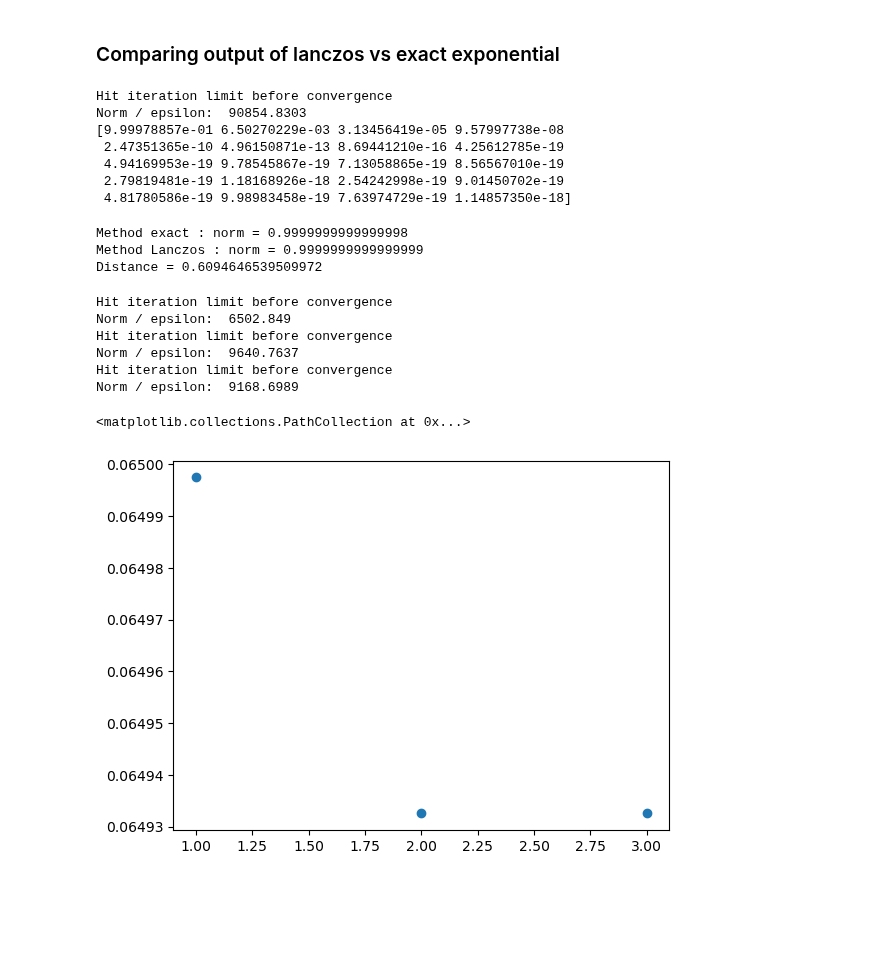
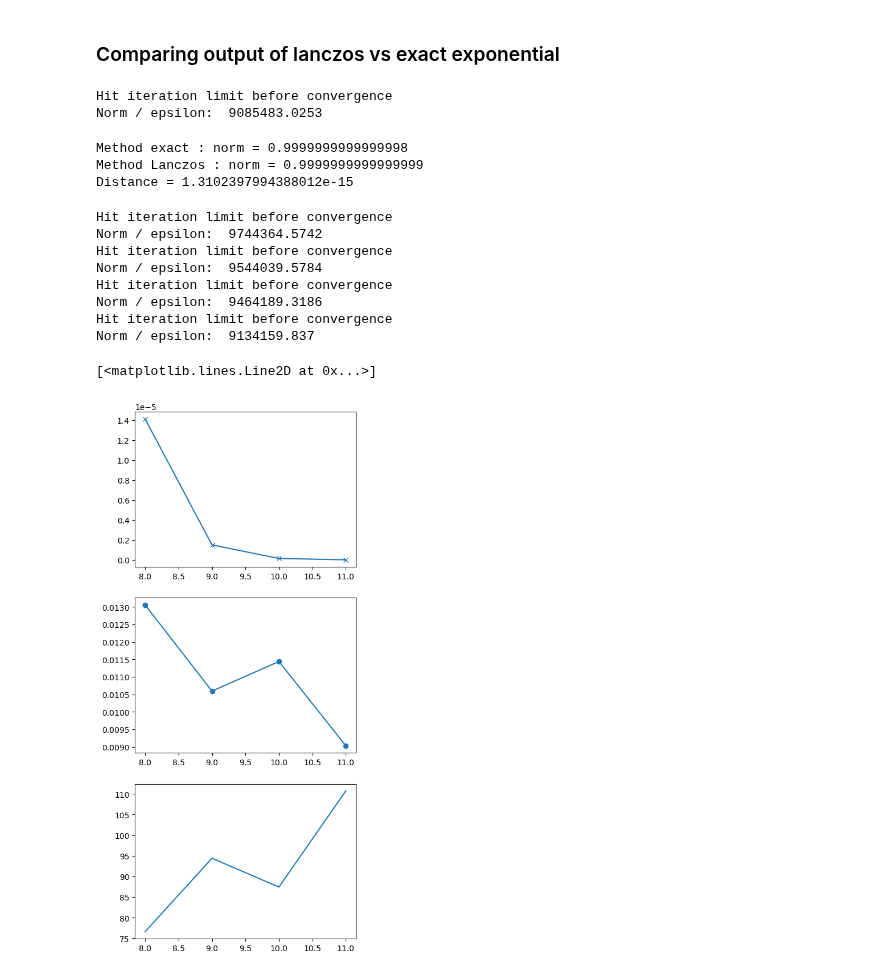
Before and after one commit to OscarCharlieST/quantum-tensor, a Jupyter notebook: matexptest.ipynb, the cells around one changed output. Saved outputs shown, nothing was run; the diff lists cells and outputs as text; code cells hidden in the pictures; blank space fills up the shorter version.

```diff
--- a/matexptest.ipynb
+++ b/matexptest.ipynb
@@ -137,7 +136,7 @@ def lanczos_parts(C, W, L, R,
     Builds the orthogonal basis for the Krylov subspace,
     and the representation of the Hamiltonian in this basis.
     """
-    W=W*dt
+    W=W
     C_normed = C / la.norm(C)
     basis = [C_normed]
     H_cons = []
@@ -164,7 +163,6 @@ def lanczos_exp(C, W, L, R,
     basis, H_mat = lanczos_parts(C, W, L, R, epsilon, max_iters)
     exp_H_mat = la.expm(-1j*dt*H_mat)
     first_col = exp_H_mat[:,0]
-    print(np.abs(first_col))
     evolved_C = la.norm(C)*sum([C_i*H_i0 for C_i, H_i0 in zip(basis, first_col)])
     # We are computing exp(-iHdt).C
     # C = norm(C)* first basis vector
@@ -194,12 +192,7 @@ dt=0.01
 C_lanc = lanczos_exp(C, W, L, R, dt=dt, max_iters=iters)
 # %% [output]
 Hit iteration limit before convergence
-Norm / epsilon:  90854.8303
-[9.99978857e-01 6.50270229e-03 3.13456419e-05 9.57997738e-08
- 2.47351365e-10 4.96150871e-13 8.69441210e-16 4.25612785e-19
- 4.94169953e-19 9.78545867e-19 7.13058865e-19 8.56567010e-19
- 2.79819481e-19 1.18168926e-18 2.54242998e-19 9.01450702e-19
- 4.81780586e-19 9.98983458e-19 7.63974729e-19 1.14857350e-18]
+Norm / epsilon:  9085483.0253
 # %%
 # Using linalg
 C_exact = exact_evolve(C, H_eff_mat, dt)
@@ -212,24 +205,34 @@ print(f"Method exact : norm = {norm_exact} \nMethod Lanczos : norm = {norm_lanc}
 # %% [output]
 Method exact : norm = 0.9999999999999998
 Method Lanczos : norm = 0.9999999999999999
-Distance = 0.6094646539509972
+Distance = 1.3102397994388012e-15
 # %%
 # Error as function of iter limit
-iter_lims = [1, 2, 3]
+import time
+iter_lims = [8, 9, 10, 11]
 dists = []
+times = []
 for lim in iter_lims:
+    t_i = time.time()
     C_lanc = lanczos_exp(C, W, L, R, dt=dt, max_iters=lim)
+    t_f = time.time()
     dists.append(la.norm(C_exact - C_lanc))
+    times.append(t_f-t_i)
+accuracy_per_second = [(1-dist)/t for dist, t in zip(dists, times)]
 
 import matplotlib.pyplot as plt
-fig, ax = plt.subplots(1,1)
-ax.scatter(iter_lims, dists)
+fig, ax = plt.subplots(3,1, figsize=(5, 12))
+ax[0].plot(iter_lims, dists, marker='x')
+ax[1].plot(iter_lims, times, marker='o')
+ax[2].plot(iter_lims, accuracy_per_second)
 # %% [output]
 Hit iteration limit before convergence
-Norm / epsilon:  6502.849
+Norm / epsilon:  9744364.5742
 Hit iteration limit before convergence
-Norm / epsilon:  9640.7637
+Norm / epsilon:  9544039.5784
 Hit iteration limit before convergence
-Norm / epsilon:  9168.6989
+Norm / epsilon:  9464189.3186
+Hit iteration limit before convergence
+Norm / epsilon:  9134159.837
-<matplotlib.collections.PathCollection at 0x...>
+[<matplotlib.lines.Line2D at 0x...>]
-[figure, old version]
+[figure, new version]
```
Also changed, not shown: parts of 8 cells of this notebook.
